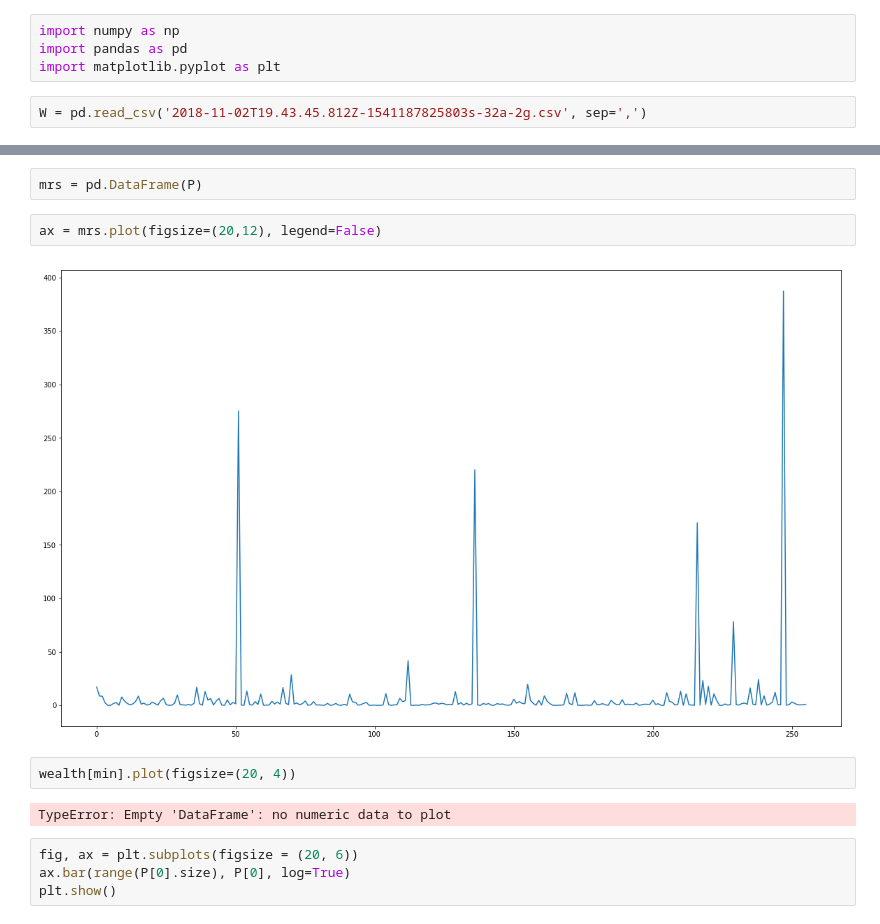
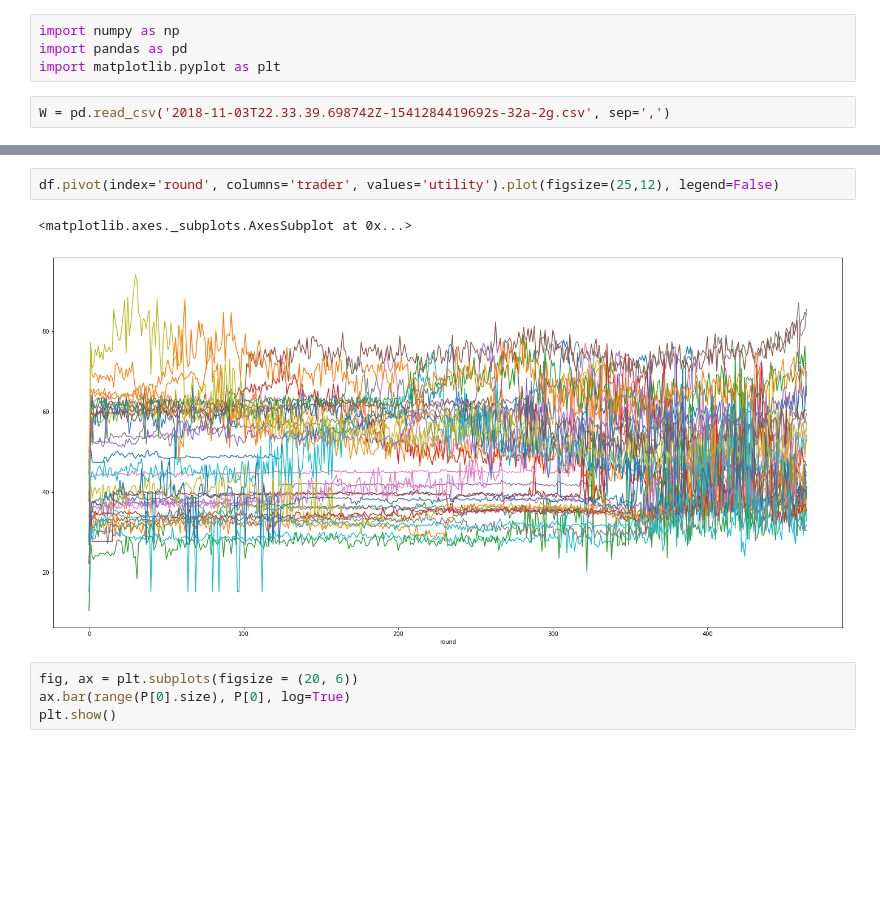
Before and after one commit to dprentiss/dispersedexchange, a Jupyter notebook: exchange.ipynb, the cells around one changed output, grey strips where cells are left out. Cells and saved outputs as stored; diff of their text form; blank space fills up the shorter version.

```diff
--- a/exchange.ipynb
+++ b/exchange.ipynb
@@ -3,4 +3,4 @@ import numpy as np
 import pandas as pd
 import matplotlib.pyplot as plt
 # %%
-W = pd.read_csv('2018-11-02T19.43.45.812Z-1541187825803s-32a-2g.csv', sep=',')
+W = pd.read_csv('2018-11-03T22.33.39.698742Z-1541284419692s-32a-2g.csv', sep=',')
@@ -36,13 +22,8 @@ TypeError: Empty 'DataFrame': no numeric data to plot
-# %%
-mrs = pd.DataFrame(P)
 # %%
-ax = mrs.plot(figsize=(20,12), legend=False)
+df.pivot(index='round', columns='trader', values='utility').plot(figsize=(25,12), legend=False)
 # %% [output]
+<matplotlib.axes._subplots.AxesSubplot at 0x...>
-[figure, old version]
+[figure, new version]
-# %%
-wealth[min].plot(figsize=(20, 4))
-# %% [output]
-TypeError: Empty 'DataFrame': no numeric data to plot
 # %%
 fig, ax = plt.subplots(figsize = (20, 6))
 ax.bar(range(P[0].size), P[0], log=True)
```
Also changed, not shown: parts of 4 cells of this notebook, 1 other file.
